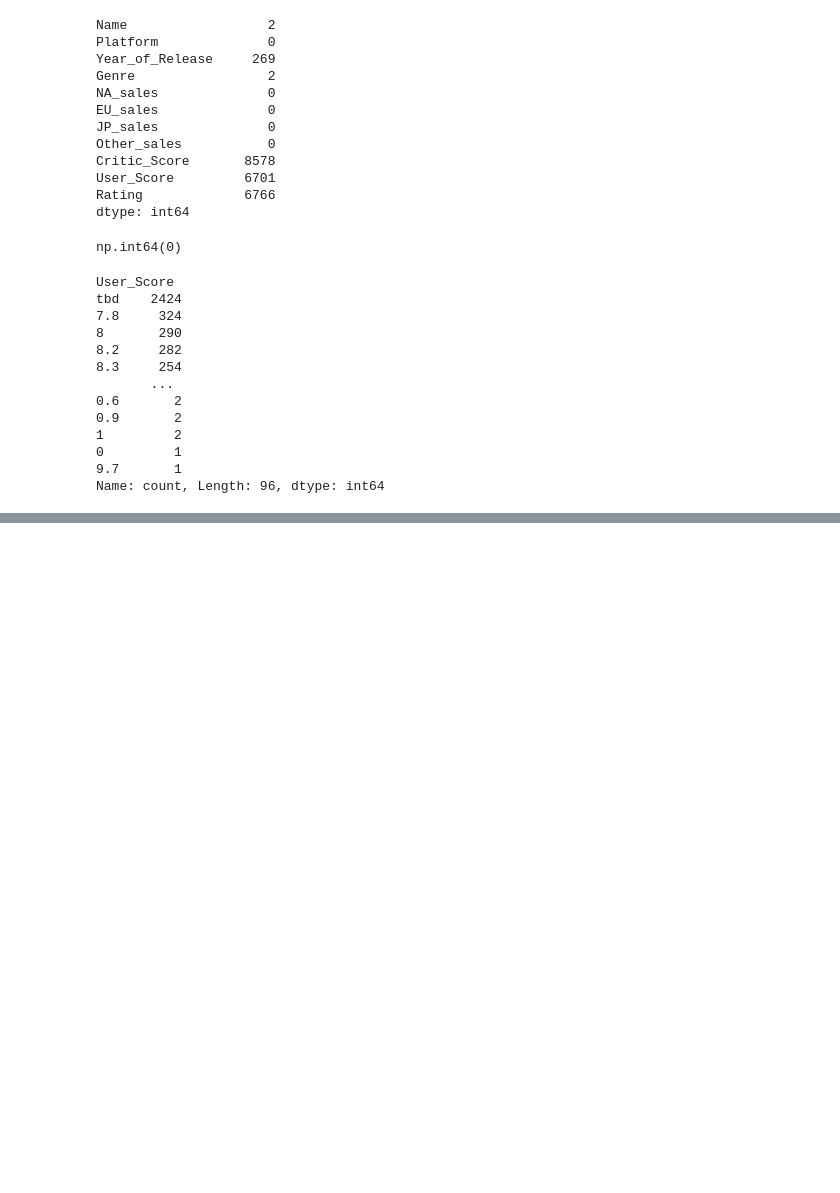
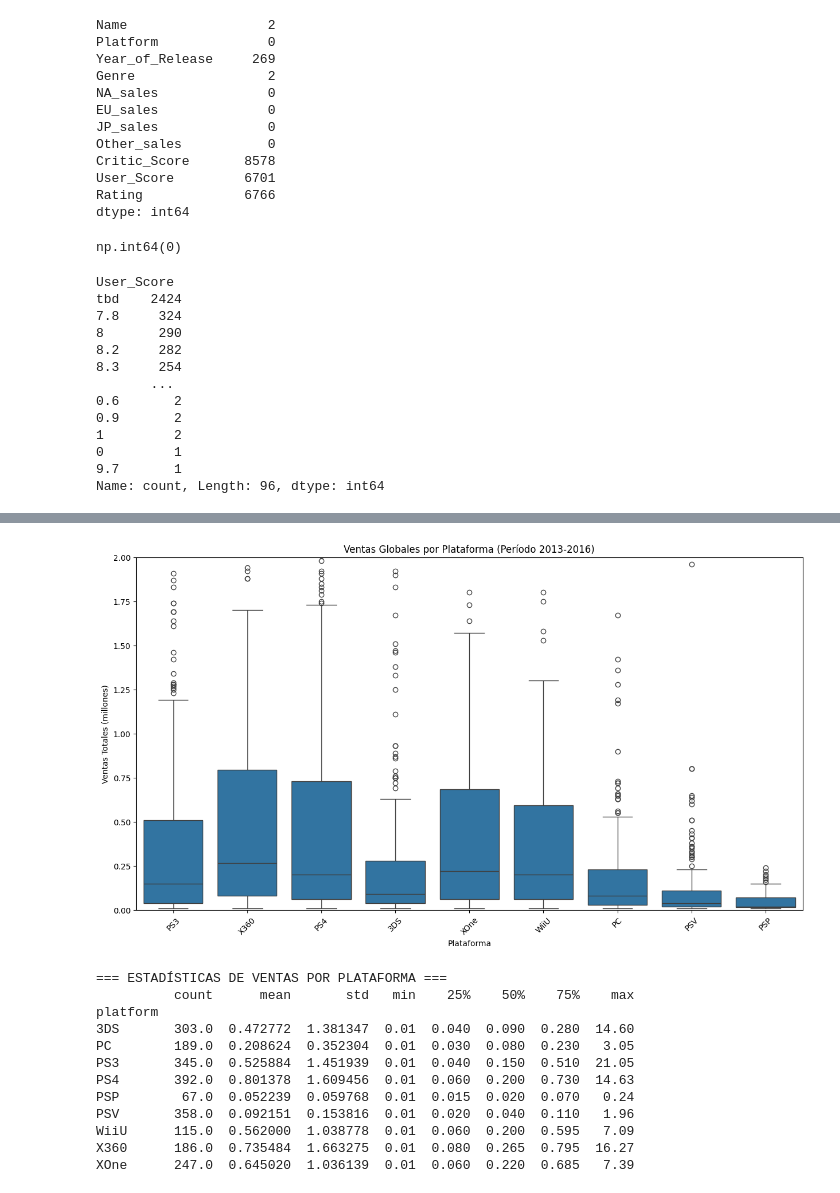
Before and after one commit to carloscarranza2486/tripleten-data-science, a Jupyter notebook: sprint-06-module-project-1/notebook.ipynb, the cells around one changed output, grey strips where cells are left out. Cells and saved outputs as stored; diff of their text form; code cells hidden in the pictures; blank space fills up the shorter version.

Commit message:
Complete analysis of video game sales data with statistical tests and regional insights

```diff
--- a/sprint-06-module-project-1/notebook.ipynb
+++ b/sprint-06-module-project-1/notebook.ipynb
@@ -113,0 +329,20 @@ AttributeError: 'DataFrame' object has no attribute 'lower'
+# %%
+# Determinar período relevante para modelo 2017
+print("=== ANÁLISIS PARA DETERMINAR PERÍODO RELEVANTE ===")
+
+# Analizar tendencias de lanzamientos por año
+recent_years = df_clean[df_clean['year_of_release'] >= 2000]
+yearly_trend = recent_years.groupby('year_of_release').agg({
+    'name': 'count',
+    'total_sales': 'sum'
+}).rename(columns={'name': 'games_count'})
+
+print("Tendencias recientes (juegos lanzados y ventas totales):")
+print(yearly_trend.tail(10))
+
+# Basado en el análisis, seleccionamos datos desde 2013 (período de consoles modernas)
+relevant_data = df_clean[df_clean['year_of_release'] >= 2013]
+
+print(f"\nPeríodo seleccionado para análisis: 2013-2016")
+print(f"Número de juegos en período relevante: {len(relevant_data)}")
+print(f"Porcentaje del dataset: {len(relevant_data)/len(df_clean)*100:.1f}%")
@@ -113,0 +408,39 @@ AttributeError: 'DataFrame' object has no attribute 'lower'
+# %%
+# Importar librerías para visualización
+import matplotlib.pyplot as plt
+import seaborn as sns
+
+# Diagrama de caja para ventas globales de todos los juegos, desglosados por plataforma
+plt.figure(figsize=(15, 8))
+
+# Filtrar plataformas con suficientes datos para mejor visualización
+platform_counts = relevant_data['platform'].value_counts()
+major_platforms = platform_counts[platform_counts >= 50].index
+
+boxplot_data = relevant_data[relevant_data['platform'].isin(major_platforms)]
+
+sns.boxplot(data=boxplot_data, x='platform', y='total_sales')
+plt.title('Ventas Globales por Plataforma (Período 2013-2016)')
+plt.xlabel('Plataforma')
+plt.ylabel('Ventas Totales (millones)')
+plt.xticks(rotation=45)
+plt.ylim(0, 2)  # Limitar para mejor visualización de la mayoría de datos
+plt.show()
+
+print("=== ESTADÍSTICAS DE VENTAS POR PLATAFORMA ===")
+platform_stats = relevant_data[relevant_data['platform'].isin(major_platforms)].groupby('platform')['total_sales'].describe()
+print(platform_stats)
+# %% [output]
+[figure, added]
+=== ESTADÍSTICAS DE VENTAS POR PLATAFORMA ===
+          count      mean       std   min    25%    50%    75%    max
+platform
+3DS       303.0  0.472772  1.381347  0.01  0.040  0.090  0.280  14.60
+PC        189.0  0.208624  0.352304  0.01  0.030  0.080  0.230   3.05
+PS3       345.0  0.525884  1.451939  0.01  0.040  0.150  0.510  21.05
+PS4       392.0  0.801378  1.609456  0.01  0.060  0.200  0.730  14.63
+PSP        67.0  0.052239  0.059768  0.01  0.015  0.020  0.070   0.24
+PSV       358.0  0.092151  0.153816  0.01  0.020  0.040  0.110   1.96
+WiiU      115.0  0.562000  1.038778  0.01  0.060  0.200  0.595   7.09
+X360      186.0  0.735484  1.663275  0.01  0.080  0.265  0.795  16.27
+XOne      247.0  0.645020  1.036139  0.01  0.060  0.220  0.685   7.39
```
Also changed, not shown: parts of 27 cells of this notebook.
